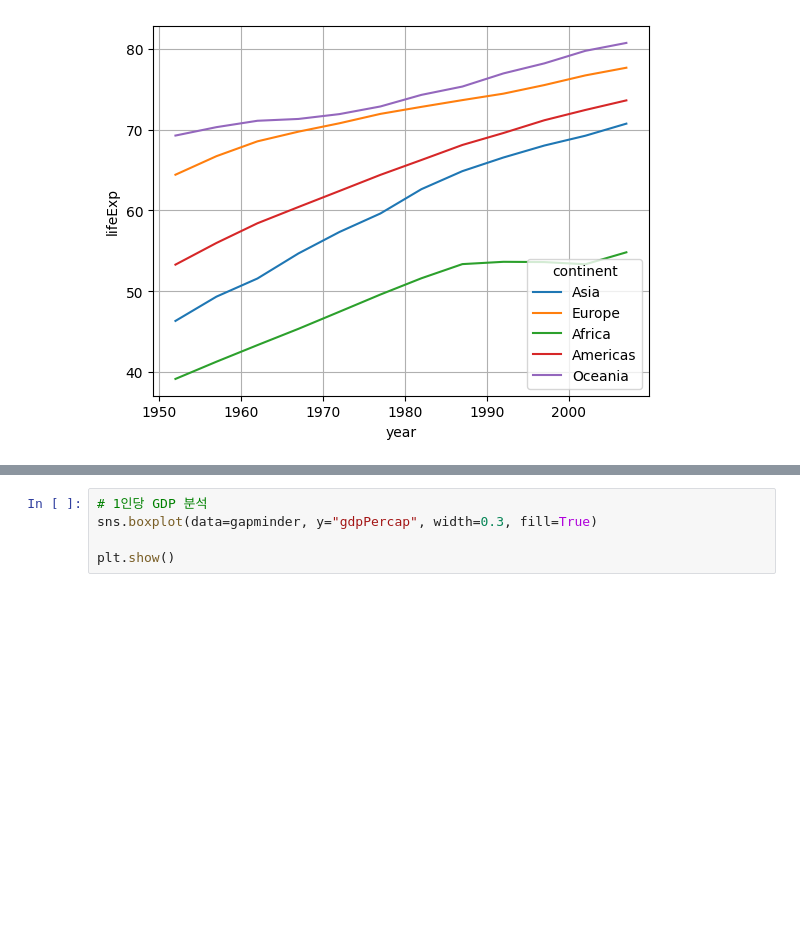
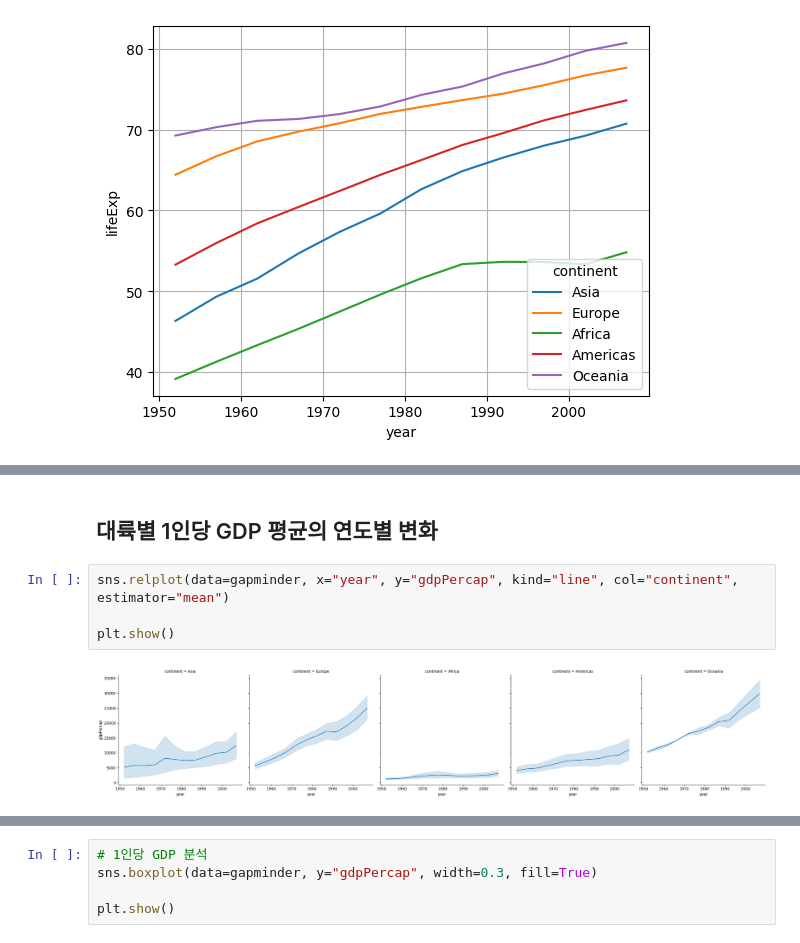
Before and after one commit to YounJJ/202511_BD53, a Jupyter notebook: lab_python/da08_gapminder.ipynb, the cells around one changed output, grey strips where cells are left out. Saved outputs shown, nothing was run; the diff lists cells and outputs as text; blank space fills up the shorter version.

```diff
--- a/lab_python/da08_gapminder.ipynb
+++ b/lab_python/da08_gapminder.ipynb
@@ -158,0 +242,8 @@ plt.show()
+# %% [markdown]
+## 대륙별 1인당 GDP 평균의 연도별 변화
+# %%
+sns.relplot(data=gapminder, x="year", y="gdpPercap", kind="line", col="continent", estimator="mean")
+
+plt.show()
+# %% [output]
+[figure, added]
```
Also changed, not shown: parts of 41 cells of this notebook, 1 other file.
